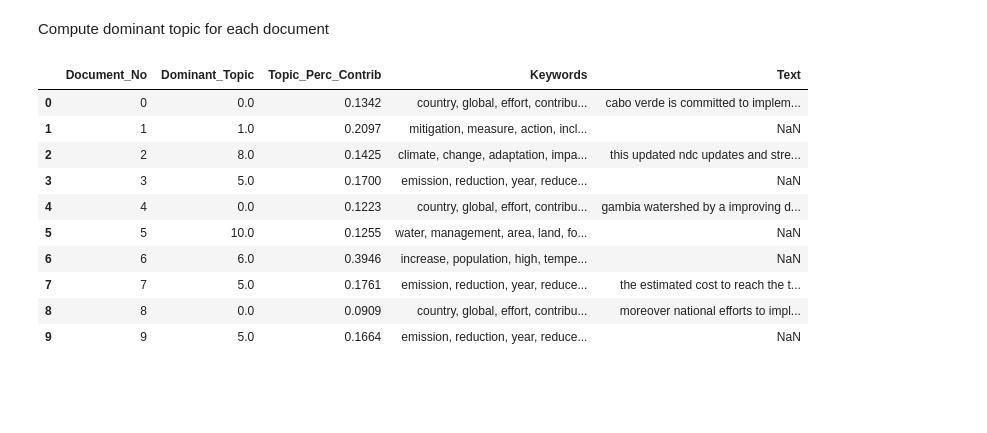
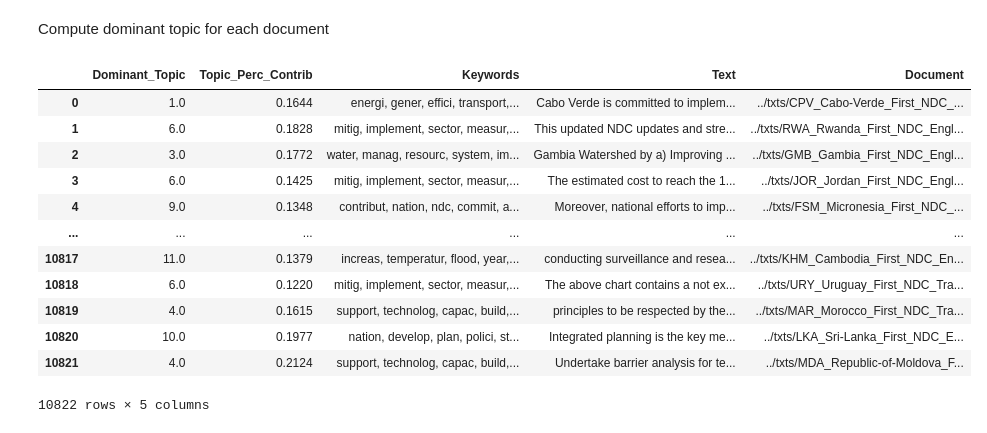
Before and after one commit to butoialexandra/Determining-country-specific-engagement-in-climate-change-policies, a Jupyter notebook: 3_Topic_Modeling_LDA.ipynb, the cells around one changed output. Cells and saved outputs as stored; diff of their text form; code cells hidden in the pictures; blank space fills up the shorter version.

```diff
--- a/3_Topic_Modeling_LDA.ipynb
+++ b/3_Topic_Modeling_LDA.ipynb
@@ -246,9 +305,9 @@ def compute_coherence_values(dictionary, corpus, texts, limit, start=2, step=3):
 
     return model_list, coherence_values
 # %%
-model_list, coherence_values = compute_coherence_values(dictionary=id2word, corpus=corpus, texts=data_lemmatized, start=2, limit=40, step=3)
+model_list, coherence_values = compute_coherence_values(dictionary=id2word, corpus=corpus, texts=texts, start=2, limit=30, step=1)
 # %%
-limit, start, step = 40, 2, 3
+limit, start, step = 30, 2, 1
 x = range(start, limit, step)
 plt.plot(x, coherence_values, label='coherence')
 plt.xlabel("Num Topics")
@@ -277,7 +340,7 @@ Num Topics = 38  has Coherence Value of 0.5478
 # %% [markdown]
 Print top words for the best model
 # %%
-optimal_model = model_list[3]
+optimal_model = model_list[10]
 model_topics = optimal_model.show_topics(formatted=False)
 pprint(optimal_model.print_topics(num_words=10))
 # %% [output]
@@ -337,42 +389,40 @@ topic
 Compute dominant topic for each document
 # %%
 def format_topics_sentences(ldamodel, corpus, texts):
-    # Init output
     sent_topics_df = pd.DataFrame()
 
-    # Get main topic in each document
     for i, row in enumerate(ldamodel[corpus]):
         row = sorted(row, key=lambda x: (x[1]), reverse=True)
-        # Get the Dominant topic, Perc Contribution and Keywords for each document
         for j, (topic_num, prop_topic) in enumerate(row):
-            if j == 0:  # => dominant topic
+            # dominant topic
+            if j == 0:
                 wp = ldamodel.show_topic(topic_num)
                 topic_keywords = ", ".join([word for word, prop in wp])
                 sent_topics_df = sent_topics_df.append(pd.Series([int(topic_num), round(prop_topic,4), topic_keywords]), ignore_index=True)
             else:
                 break
-    sent_topics_df.columns = ['Dominant_Topic', 'Perc_Contribution', 'Topic_Keywords']
 
-    # Add original text to the end of the output
-    contents = df.NDC_processed
-    sent_topics_df = pd.concat([sent_topics_df, contents], axis=1)
+    contents = df.NDC
+    document = df.Document
+    sent_topics_df = pd.concat([sent_topics_df, contents, document], axis=1)
+    sent_topics_df.columns = ['Dominant_Topic', 'Topic_Perc_Contrib', 'Keywords', 'Text', 'Document']
+
     return(sent_topics_df)
 # %%
-df_topic_sents_keywords = format_topics_sentences(ldamodel=optimal_model, corpus=corpus, texts=df.NDC)
+df_dominant_topic = format_topics_sentences(ldamodel=optimal_model, corpus=corpus, texts=df.NDC)
 
-df_dominant_topic = df_topic_sents_keywords.reset_index()
-df_dominant_topic.columns = ['Document_No', 'Dominant_Topic', 'Topic_Perc_Contrib', 'Keywords', 'Text']
-
-df_dominant_topic.head(10)
+df_dominant_topic
 # %% [output]
-|  | Document_No | Dominant_Topic | Topic_Perc_Contrib | Keywords | Text |
-| 0 | 0 | 0.0 | 0.1342 | country, global, effort, contribu... | cabo verde is committed to implem... |
-| 1 | 1 | 1.0 | 0.2097 | mitigation, measure, action, incl... | NaN |
-| 2 | 2 | 8.0 | 0.1425 | climate, change, adaptation, impa... | this updated ndc updates and stre... |
-| 3 | 3 | 5.0 | 0.1700 | emission, reduction, year, reduce... | NaN |
-| 4 | 4 | 0.0 | 0.1223 | country, global, effort, contribu... | gambia watershed by a improving d... |
-| 5 | 5 | 10.0 | 0.1255 | water, management, area, land, fo... | NaN |
-| 6 | 6 | 6.0 | 0.3946 | increase, population, high, tempe... | NaN |
-| 7 | 7 | 5.0 | 0.1761 | emission, reduction, year, reduce... | the estimated cost to reach the t... |
-| 8 | 8 | 0.0 | 0.0909 | country, global, effort, contribu... | moreover national efforts to impl... |
-| 9 | 9 | 5.0 | 0.1664 | emission, reduction, year, reduce... | NaN |
+|  | Dominant_Topic | Topic_Perc_Contrib | Keywords | Text | Document |
+| 0 | 1.0 | 0.1644 | energi, gener, effici, transport,... | Cabo Verde is committed to implem... | ../txts/CPV_Cabo-Verde_First_NDC_... |
+| 1 | 6.0 | 0.1828 | mitig, implement, sector, measur,... | This updated NDC updates and stre... | ../txts/RWA_Rwanda_First_NDC_Engl... |
+| 2 | 3.0 | 0.1772 | water, manag, resourc, system, im... | Gambia Watershed by a) Improving ... | ../txts/GMB_Gambia_First_NDC_Engl... |
+| 3 | 6.0 | 0.1425 | mitig, implement, sector, measur,... | The estimated cost to reach the 1... | ../txts/JOR_Jordan_First_NDC_Engl... |
+| 4 | 9.0 | 0.1348 | contribut, nation, ndc, commit, a... | Moreover, national efforts to imp... | ../txts/FSM_Micronesia_First_NDC_... |
+| ... | ... | ... | ... | ... | ... |
+| 10817 | 11.0 | 0.1379 | increas, temperatur, flood, year,... | conducting surveillance and resea... | ../txts/KHM_Cambodia_First_NDC_En... |
+| 10818 | 6.0 | 0.1220 | mitig, implement, sector, measur,... | The above chart contains a not ex... | ../txts/URY_Uruguay_First_NDC_Tra... |
+| 10819 | 4.0 | 0.1615 | support, technolog, capac, build,... | principles to be respected by the... | ../txts/MAR_Morocco_First_NDC_Tra... |
+| 10820 | 10.0 | 0.1977 | nation, develop, plan, polici, st... | Integrated planning is the key me... | ../txts/LKA_Sri-Lanka_First_NDC_E... |
+| 10821 | 4.0 | 0.2124 | support, technolog, capac, build,... | Undertake barrier analysis for te... | ../txts/MDA_Republic-of-Moldova_F... |
+10822 rows × 5 columns
```
Also changed, not shown: parts of 40 cells of this notebook.
